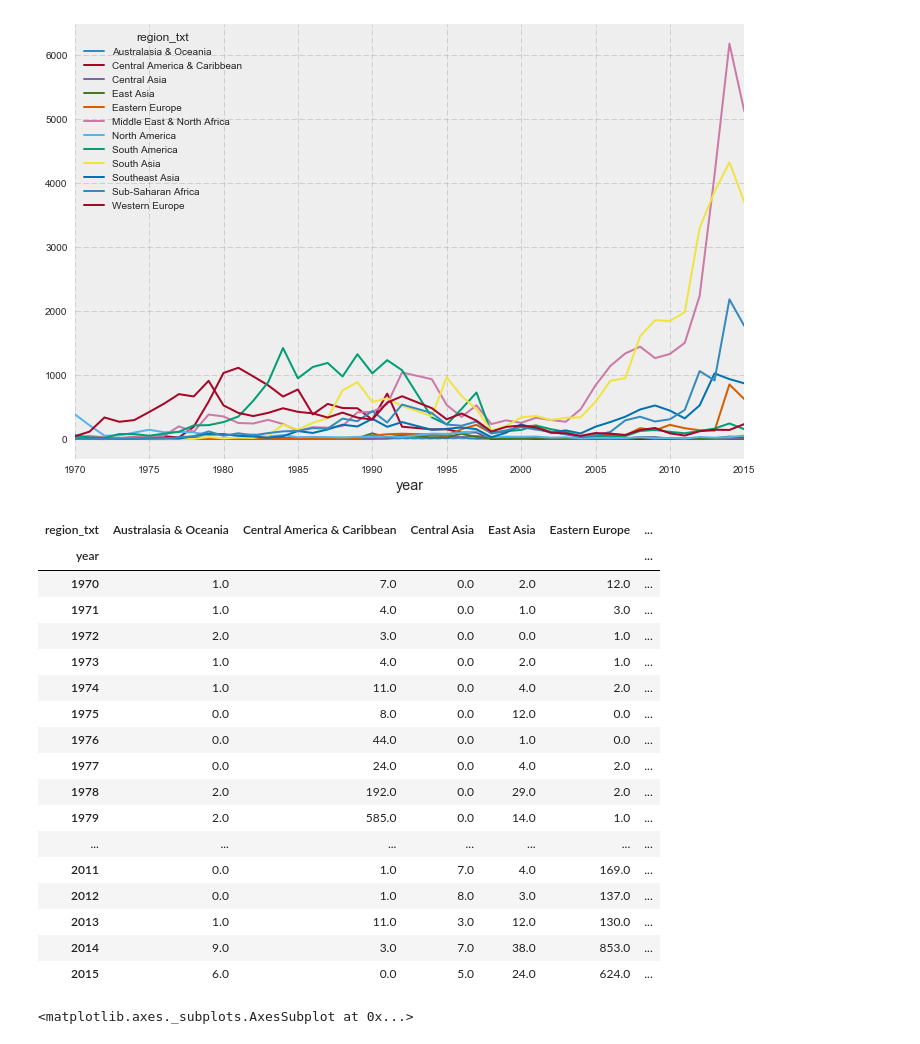
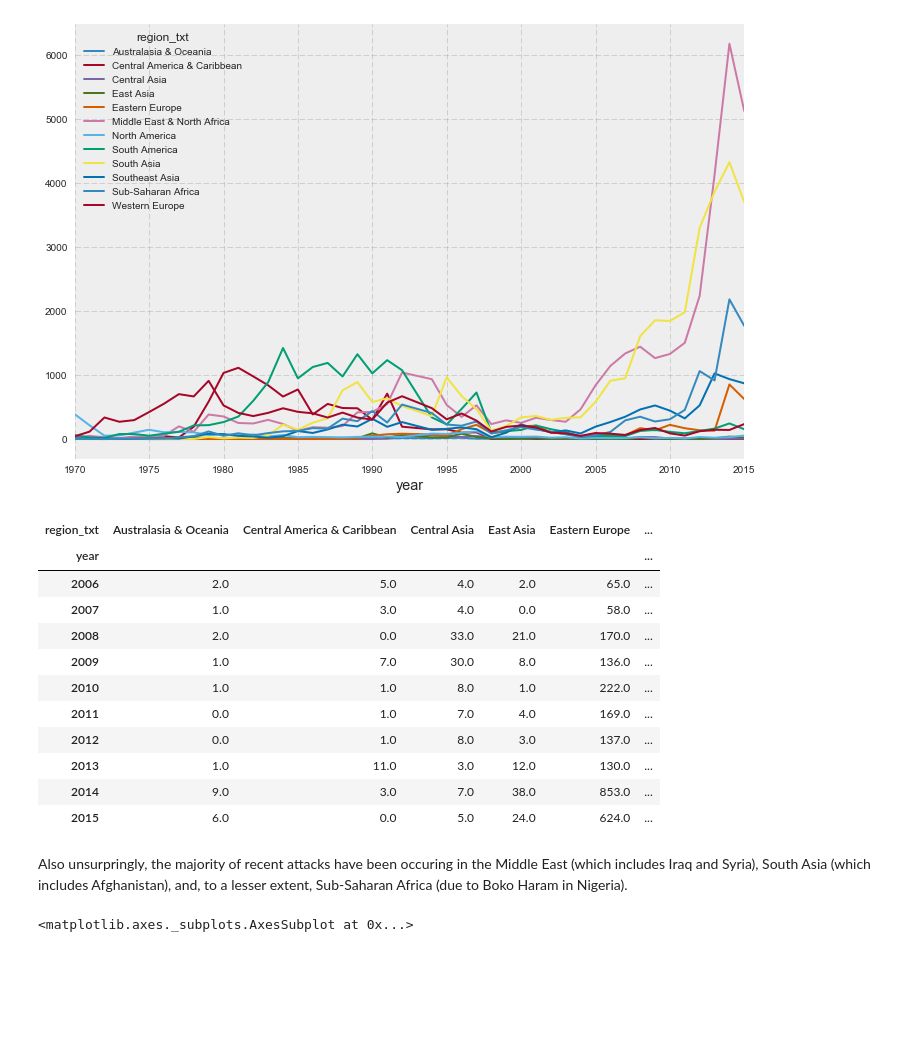
Before and after one commit to msalmon00/Portfolio, a Jupyter notebook: Global-Terrorism-Data-Bayesian-Inference-and-Timeseries-Modeling.ipynb, the cells around one changed output. Cells and saved outputs as stored; diff of their text form; code cells hidden in the pictures; blank space fills up the shorter version.

```diff
--- a/Global-Terrorism-Data-Bayesian-Inference-and-Timeseries-Modeling.ipynb
+++ b/Global-Terrorism-Data-Bayesian-Inference-and-Timeseries-Modeling.ipynb
@@ -299,21 +276,15 @@ attacks_region.plot()
 <matplotlib.axes._subplots.AxesSubplot at 0x...>
 [figure]
 # %%
-attacks_region
+attacks_region.tail(10)
 # %% [output]
 | region_txt | Australasia & Oceania | Central America & Caribbean | Central Asia | East Asia | Eastern Europe | ... |
 | year |  |  |  |  |  | ... |
-| 1970 | 1.0 | 7.0 | 0.0 | 2.0 | 12.0 | ... |
-| 1971 | 1.0 | 4.0 | 0.0 | 1.0 | 3.0 | ... |
-| 1972 | 2.0 | 3.0 | 0.0 | 0.0 | 1.0 | ... |
-| 1973 | 1.0 | 4.0 | 0.0 | 2.0 | 1.0 | ... |
-| 1974 | 1.0 | 11.0 | 0.0 | 4.0 | 2.0 | ... |
-| 1975 | 0.0 | 8.0 | 0.0 | 12.0 | 0.0 | ... |
-| 1976 | 0.0 | 44.0 | 0.0 | 1.0 | 0.0 | ... |
-| 1977 | 0.0 | 24.0 | 0.0 | 4.0 | 2.0 | ... |
-| 1978 | 2.0 | 192.0 | 0.0 | 29.0 | 2.0 | ... |
-| 1979 | 2.0 | 585.0 | 0.0 | 14.0 | 1.0 | ... |
-| ... | ... | ... | ... | ... | ... | ... |
+| 2006 | 2.0 | 5.0 | 4.0 | 2.0 | 65.0 | ... |
+| 2007 | 1.0 | 3.0 | 4.0 | 0.0 | 58.0 | ... |
+| 2008 | 2.0 | 0.0 | 33.0 | 21.0 | 170.0 | ... |
+| 2009 | 1.0 | 7.0 | 30.0 | 8.0 | 136.0 | ... |
+| 2010 | 1.0 | 1.0 | 8.0 | 1.0 | 222.0 | ... |
 | 2011 | 0.0 | 1.0 | 7.0 | 4.0 | 169.0 | ... |
 | 2012 | 0.0 | 1.0 | 8.0 | 3.0 | 137.0 | ... |
 | 2013 | 1.0 | 11.0 | 3.0 | 12.0 | 130.0 | ... |
@@ -325,3 +293,5 @@ attacks_region
+# %% [markdown]
+Also unsurpringly, the majority of recent attacks have been occuring in the Middle East (which includes Iraq and Syria), South Asia (which includes Afghanistan), and, to a lesser extent, Sub-Saharan Africa (due to Boko Haram in Nigeria).
 # %%
 #Looking at trend of numbers of people killed by attack types over all years
 fatalities_time = data[["year","attacktype1_txt", "nkill"]].groupby(["year","attacktype1_txt"]).nkill.sum().unstack()
```
Also changed, not shown: parts of 71 cells of this notebook, 2 other files.
